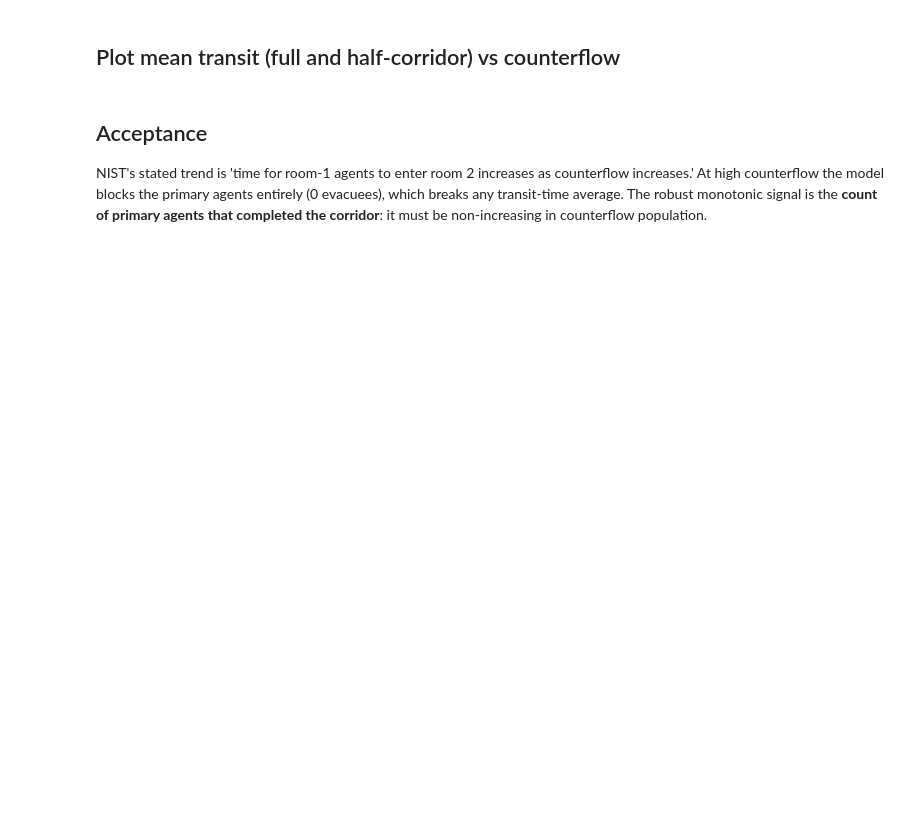
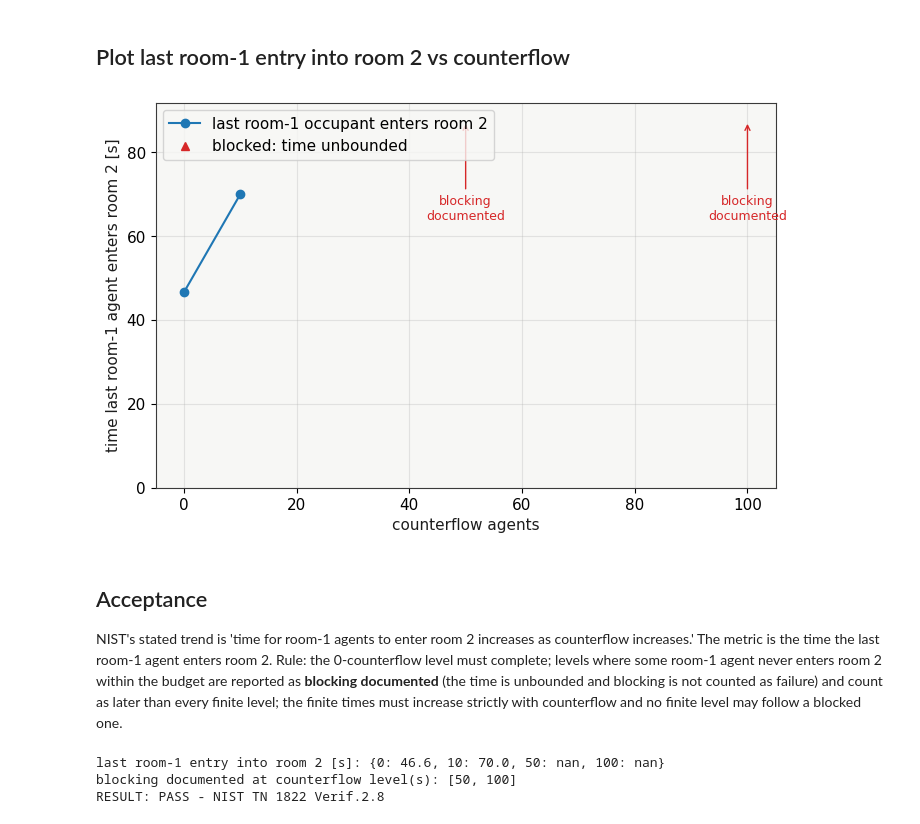
Before and after one commit to PedestrianDynamics/jupedsim-web-community, a Jupyter notebook: standards/nist/nist2_8_counterflow.ipynb, the cells around one changed output. Drawn from its saved outputs; the diff is of its cells as text; code cells hidden in the pictures; blank space fills up the shorter version.

```diff
--- a/standards/nist/nist2_8_counterflow.ipynb
+++ b/standards/nist/nist2_8_counterflow.ipynb
@@ -75,23 +72,45 @@ transit
 # %% [markdown]
-## Plot mean transit (full and half-corridor) vs counterflow
+## Plot last room-1 entry into room 2 vs counterflow
 # %%
 fig, ax = plt.subplots()
-ax.plot(transit['counterflow_agents'], transit['mean_full_s'], 'o-', label='x>=29.7 (full)')
-ax.plot(transit['counterflow_agents'], transit['mean_half_s'], 's--', label='x>=15 (midpoint)')
+cf_levels = transit['counterflow'].to_numpy()
+t_last = transit['last_entry_s'].to_numpy()
+fin = transit['completed'].to_numpy(dtype=bool)
+ax.plot(cf_levels[fin], t_last[fin], 'o-', color='tab:blue', label='last room-1 occupant enters room 2')
+top = np.nanmax(t_last) * 1.25
+for cf in cf_levels[~fin]:
+    ax.annotate('blocking\ndocumented', xy=(cf, top), xytext=(cf, top * 0.8),
+                ha='center', va='top', color='tab:red', fontsize=9,
+                arrowprops=dict(arrowstyle='->', color='tab:red'))
+ax.plot([], [], '^', color='tab:red', label='blocked: time unbounded')
+ax.set_ylim(0, top * 1.05)
+ax.set_xlim(-5, cf_levels.max() + 5)
 ax.set_xlabel('counterflow agents')
-ax.set_ylabel('mean transit time for room-1 agents [s]')
-ax.legend()
+ax.set_ylabel('time last room-1 agent enters room 2 [s]')
+ax.legend(loc='upper left')
 plt.show()
+# %% [output]
+[figure, added]
 # %% [markdown]
 ## Acceptance
 
-NIST's stated trend is 'time for room-1 agents to enter room 2 increases as counterflow increases.' At high counterflow the model blocks the primary agents entirely (0 evacuees), which breaks any transit-time average. The robust monotonic signal is the **count of primary agents that completed the corridor**: it must be non-increasing in counterflow population.
+NIST's stated trend is 'time for room-1 agents to enter room 2 increases as counterflow increases.' The metric is the time the last room-1 agent enters room 2. Rule: the 0-counterflow level must complete; levels where some room-1 agent never enters room 2 within the budget are reported as **blocking documented** (the time is unbounded and blocking is not counted as failure) and count as later than every finite level; the finite times must increase strictly with counterflow and no finite level may follow a blocked one.
 # %%
-evacuated = transit['evacuated_full'].to_numpy()
-deltas = np.diff(evacuated)
-print(f'evacuated counts:        {evacuated}')
-print(f'change per branch:       {deltas}')
-# Every branch must have primary evacuees, otherwise the monotonic check below is vacuous.
-assert (transit['evacuated_full'] > 0).all(), transit
-# More counterflow -> fewer / equal primary evacuees.
-assert (deltas <= 0).all(), transit
+completed = transit['completed'].to_numpy(dtype=bool)
+counts = transit['counterflow'].tolist()
+times = transit['last_entry_s'].to_numpy()
+blocked = [c for c, ok in zip(counts, completed) if not ok]
+finite = times[completed]
+print('last room-1 entry into room 2 [s]:', dict(zip(counts, np.round(times, 1).tolist())))
+print('blocking documented at counterflow level(s):', blocked)
+# The 0-counterflow level must complete, otherwise the check below is vacuous.
+assert completed[0], transit
+# A blocked level counts as later than every finite level: no finite level may follow one.
+assert all(completed[: len(finite)]) and not any(completed[len(finite):]), transit
+# Finite last-entry times increase strictly with counterflow.
+assert (np.diff(finite) > 0).all(), transit
+print('RESULT: PASS - NIST TN 1822 Verif.2.8')
+# %% [output]
+last room-1 entry into room 2 [s]: {0: 46.6, 10: 70.0, 50: nan, 100: nan}
+blocking documented at counterflow level(s): [50, 100]
+RESULT: PASS - NIST TN 1822 Verif.2.8
```
Also changed, not shown: parts of 4 cells of this notebook, 5 other files.
